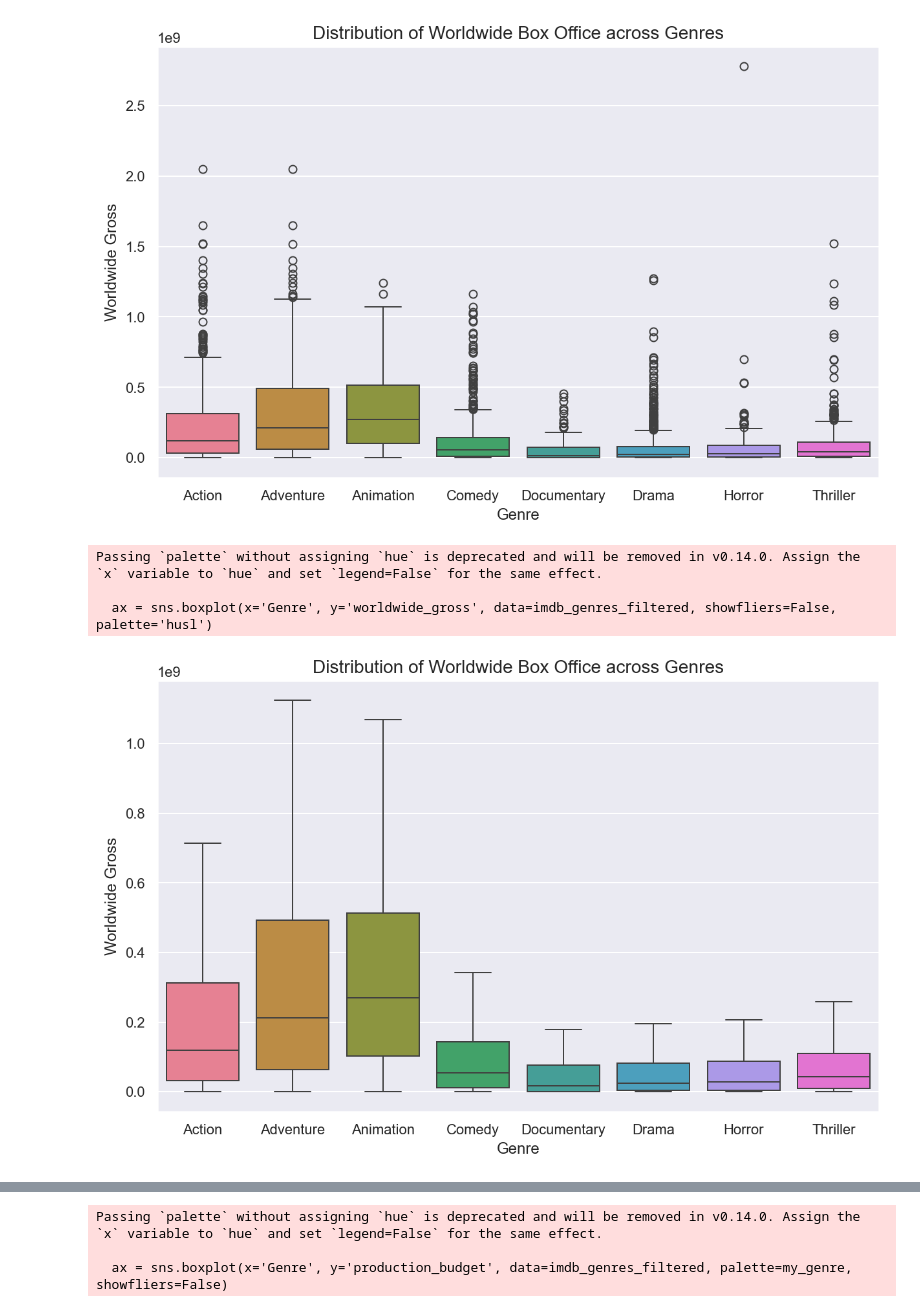
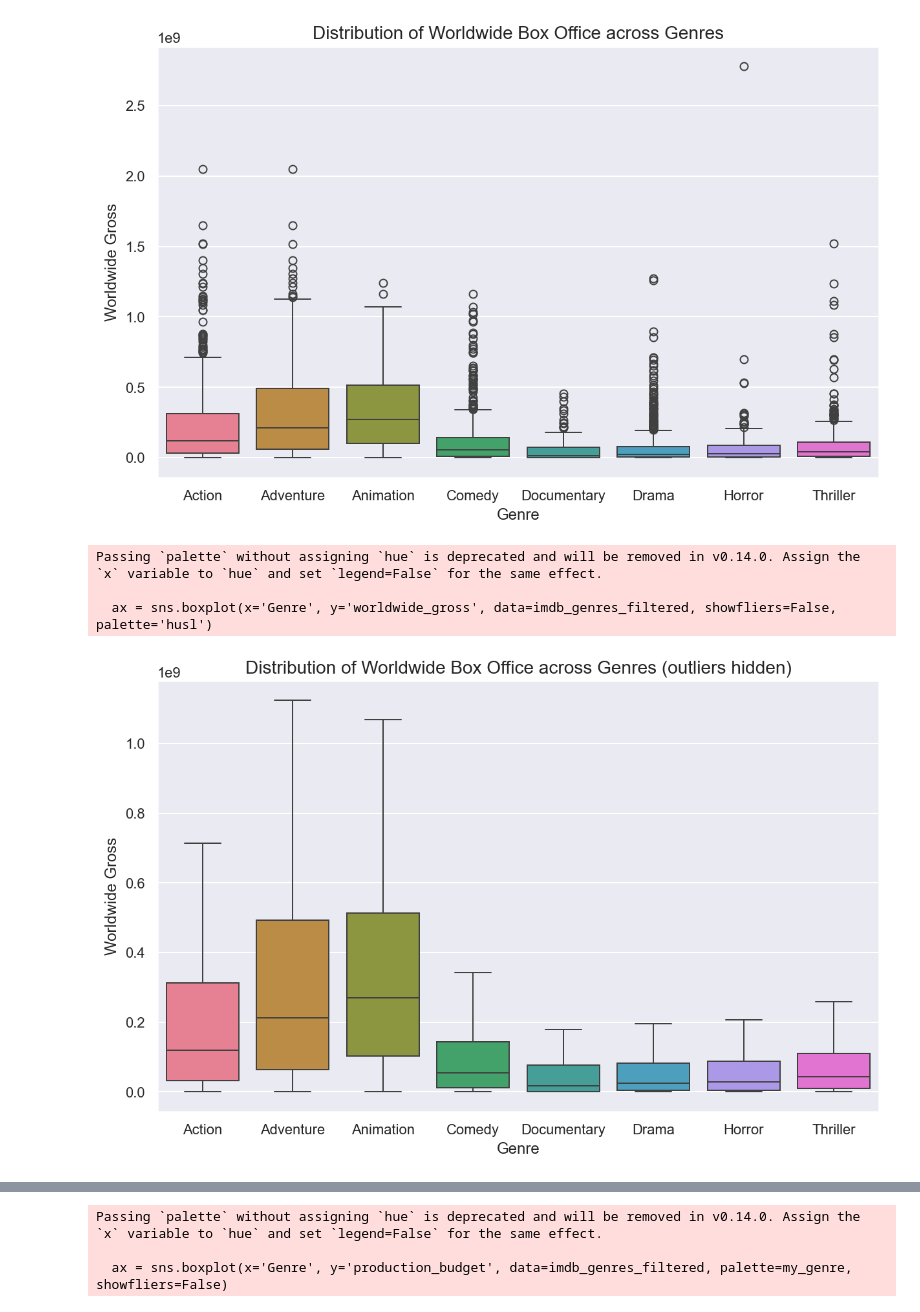
Before and after one commit to williambguo/ds-p2-project, a Jupyter notebook: code/eda.ipynb, the cells around one changed output, grey strips where cells are left out. Cells and saved outputs as stored; diff of their text form; code cells hidden in the pictures.

```diff
--- a/code/eda.ipynb
+++ b/code/eda.ipynb
@@ -749,26 +749,26 @@ Passing `palette` without assigning `hue` is deprecated and will be removed in v
 # %%
 # Same as above but without outliers
 genre_columns = ['Action', 'Adventure', 'Animation', 'Comedy', 'Documentary', 'Drama',  'Horror', 'Thriller']
 imdb_genres = imdb.melt(id_vars=['worldwide_gross'], value_vars=genre_columns, var_name='Genre', value_name='Is_Genre')
 imdb_genres_filtered = imdb_genres[imdb_genres['Is_Genre'] == 1]
 sns.set_theme(style="darkgrid")
 
 # Create a box plot to visualize ROI distribution across genres
 plt.figure(figsize=(10, 6), dpi=144)
 ax = sns.boxplot(x='Genre', y='worldwide_gross', data=imdb_genres_filtered, showfliers=False, palette='husl')
 
 # Add titles and labels
-ax.set_title('Distribution of Worldwide Box Office across Genres', fontsize=14)
+ax.set_title('Distribution of Worldwide Box Office across Genres (outliers hidden)', fontsize=14)
 ax.set_xlabel('Genre', fontsize=12)
 ax.set_ylabel('Worldwide Gross', fontsize=12)
 
 # Show the plot
 plt.show()
 # %% [output]
 Passing `palette` without assigning `hue` is deprecated and will be removed in v0.14.0. Assign the `x` variable to `hue` and set `legend=False` for the same effect.
 
   ax = sns.boxplot(x='Genre', y='worldwide_gross', data=imdb_genres_filtered, showfliers=False, palette='husl')
-[figure, old version]
+[figure, new version]
 # %%
 # Filter for major genres: 'Action', 'Drama', 'Comedy', 'Adventure'
 genre_columns = ['Action', 'Adventure', 'Animation', 'Comedy', 'Documentary', 'Drama',  'Horror', 'Thriller']
```
Also changed, not shown: parts of 1 cell of this notebook, 1 other file.
